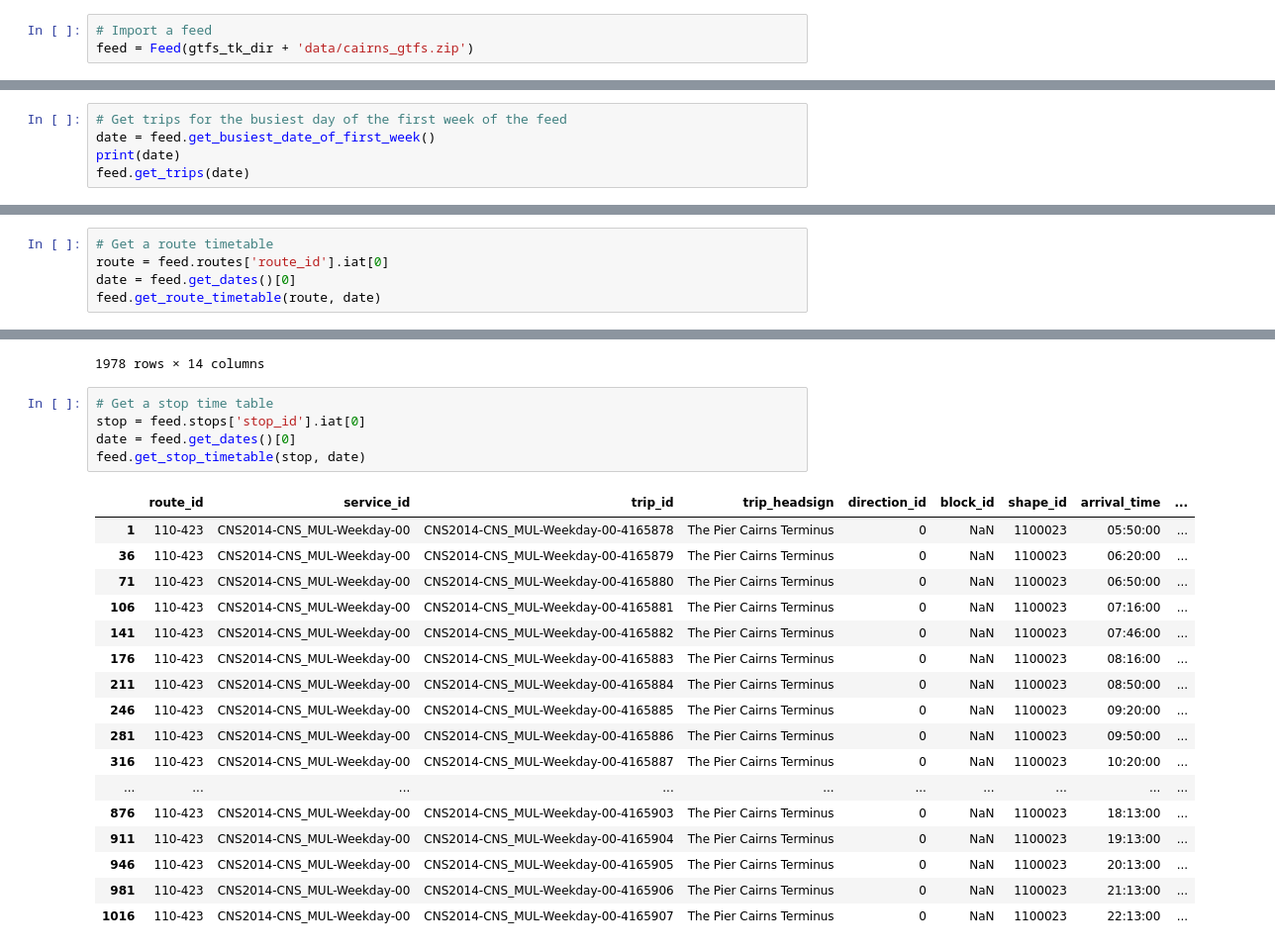
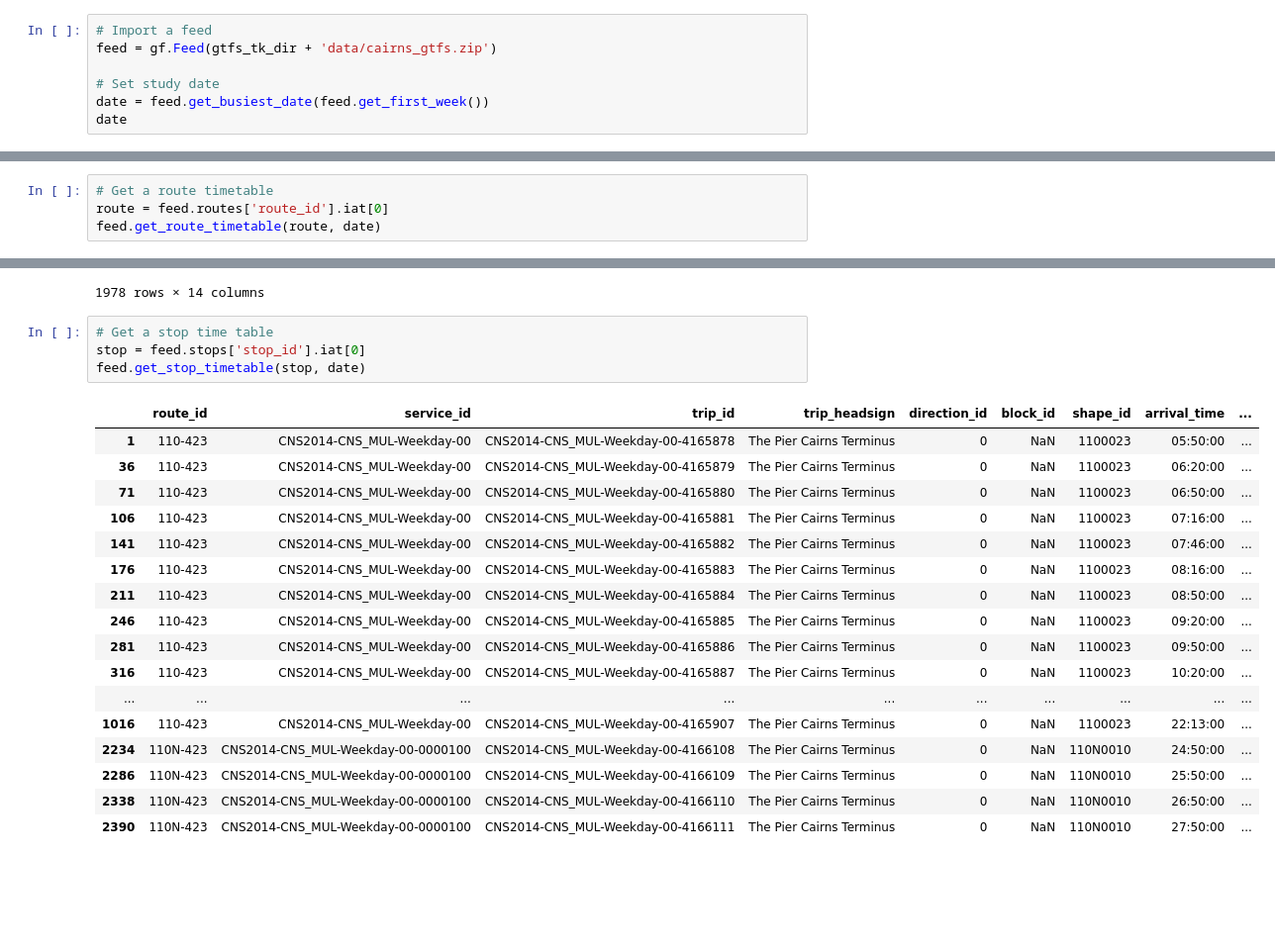
Before and after one commit to markongithub/gtfstk, a Jupyter notebook: examples/examples.ipynb, the cells around one changed output, grey strips where cells are left out. Shown: that part at 99% size. Cells and saved outputs as stored; diff of their text form; blank space fills up the shorter version.

```diff
--- a/examples/examples.ipynb
+++ b/examples/examples.ipynb
@@ -22,4 +22,8 @@ The autoreload extension is already loaded. To reload it, use:
   %reload_ext autoreload
 # %%
 # Import a feed
-feed = Feed(gtfs_tk_dir + 'data/cairns_gtfs.zip')
+feed = gf.Feed(gtfs_tk_dir + 'data/cairns_gtfs.zip')
+
+# Set study date
+date = feed.get_busiest_date(feed.get_first_week())
+date
@@ -69,8 +75,3 @@ feed.stop_times
 | 35902 | CNS2014-CNS_MUL-Weekday-00-4180831 | 18:23:00 | 18:23:00 | 750413 | 28 | 0 | 0 | ... |
 | 35903 | CNS2014-CNS_MUL-Weekday-00-4180831 | 18:25:00 | 18:25:00 | 750412 | 29 | 0 | 0 | ... |
 37790 rows × 8 columns
-# %%
-# Get trips for the busiest day of the first week of the feed
-date = feed.get_busiest_date_of_first_week()
-print(date)
-feed.get_trips(date)
@@ -217,7 +214,6 @@ feed.dump_all_stats(gtfs_tk_dir + 'examples/stats/', split_directions=True, date
 # %%
 # Get a route timetable
 route = feed.routes['route_id'].iat[0]
-date = feed.get_dates()[0]
 feed.get_route_timetable(route, date)
 # %% [output]
 |  | route_id | service_id | trip_id | trip_headsign | direction_id | block_id | shape_id | arrival_time | ... |
@@ -241,23 +237,22 @@ feed.get_route_timetable(route, date)
 # %%
 # Get a stop time table
 stop = feed.stops['stop_id'].iat[0]
-date = feed.get_dates()[0]
 feed.get_stop_timetable(stop, date)
 # %% [output]
 |  | route_id | service_id | trip_id | trip_headsign | direction_id | block_id | shape_id | arrival_time | ... |
 | 1 | 110-423 | CNS2014-CNS_MUL-Weekday-00 | CNS2014-CNS_MUL-Weekday-00-4165878 | The Pier Cairns Terminus | 0 | NaN | 1100023 | 05:50:00 | ... |
 | 36 | 110-423 | CNS2014-CNS_MUL-Weekday-00 | CNS2014-CNS_MUL-Weekday-00-4165879 | The Pier Cairns Terminus | 0 | NaN | 1100023 | 06:20:00 | ... |
 | 71 | 110-423 | CNS2014-CNS_MUL-Weekday-00 | CNS2014-CNS_MUL-Weekday-00-4165880 | The Pier Cairns Terminus | 0 | NaN | 1100023 | 06:50:00 | ... |
 | 106 | 110-423 | CNS2014-CNS_MUL-Weekday-00 | CNS2014-CNS_MUL-Weekday-00-4165881 | The Pier Cairns Terminus | 0 | NaN | 1100023 | 07:16:00 | ... |
 | 141 | 110-423 | CNS2014-CNS_MUL-Weekday-00 | CNS2014-CNS_MUL-Weekday-00-4165882 | The Pier Cairns Terminus | 0 | NaN | 1100023 | 07:46:00 | ... |
 | 176 | 110-423 | CNS2014-CNS_MUL-Weekday-00 | CNS2014-CNS_MUL-Weekday-00-4165883 | The Pier Cairns Terminus | 0 | NaN | 1100023 | 08:16:00 | ... |
 | 211 | 110-423 | CNS2014-CNS_MUL-Weekday-00 | CNS2014-CNS_MUL-Weekday-00-4165884 | The Pier Cairns Terminus | 0 | NaN | 1100023 | 08:50:00 | ... |
 | 246 | 110-423 | CNS2014-CNS_MUL-Weekday-00 | CNS2014-CNS_MUL-Weekday-00-4165885 | The Pier Cairns Terminus | 0 | NaN | 1100023 | 09:20:00 | ... |
 | 281 | 110-423 | CNS2014-CNS_MUL-Weekday-00 | CNS2014-CNS_MUL-Weekday-00-4165886 | The Pier Cairns Terminus | 0 | NaN | 1100023 | 09:50:00 | ... |
 | 316 | 110-423 | CNS2014-CNS_MUL-Weekday-00 | CNS2014-CNS_MUL-Weekday-00-4165887 | The Pier Cairns Terminus | 0 | NaN | 1100023 | 10:20:00 | ... |
 | ... | ... | ... | ... | ... | ... | ... | ... | ... | ... |
-| 876 | 110-423 | CNS2014-CNS_MUL-Weekday-00 | CNS2014-CNS_MUL-Weekday-00-4165903 | The Pier Cairns Terminus | 0 | NaN | 1100023 | 18:13:00 | ... |
-| 911 | 110-423 | CNS2014-CNS_MUL-Weekday-00 | CNS2014-CNS_MUL-Weekday-00-4165904 | The Pier Cairns Terminus | 0 | NaN | 1100023 | 19:13:00 | ... |
-| 946 | 110-423 | CNS2014-CNS_MUL-Weekday-00 | CNS2014-CNS_MUL-Weekday-00-4165905 | The Pier Cairns Terminus | 0 | NaN | 1100023 | 20:13:00 | ... |
-| 981 | 110-423 | CNS2014-CNS_MUL-Weekday-00 | CNS2014-CNS_MUL-Weekday-00-4165906 | The Pier Cairns Terminus | 0 | NaN | 1100023 | 21:13:00 | ... |
 | 1016 | 110-423 | CNS2014-CNS_MUL-Weekday-00 | CNS2014-CNS_MUL-Weekday-00-4165907 | The Pier Cairns Terminus | 0 | NaN | 1100023 | 22:13:00 | ... |
+| 2234 | 110N-423 | CNS2014-CNS_MUL-Weekday-00-0000100 | CNS2014-CNS_MUL-Weekday-00-4166108 | The Pier Cairns Terminus | 0 | NaN | 110N0010 | 24:50:00 | ... |
+| 2286 | 110N-423 | CNS2014-CNS_MUL-Weekday-00-0000100 | CNS2014-CNS_MUL-Weekday-00-4166109 | The Pier Cairns Terminus | 0 | NaN | 110N0010 | 25:50:00 | ... |
+| 2338 | 110N-423 | CNS2014-CNS_MUL-Weekday-00-0000100 | CNS2014-CNS_MUL-Weekday-00-4166110 | The Pier Cairns Terminus | 0 | NaN | 110N0010 | 26:50:00 | ... |
+| 2390 | 110N-423 | CNS2014-CNS_MUL-Weekday-00-0000100 | CNS2014-CNS_MUL-Weekday-00-4166111 | The Pier Cairns Terminus | 0 | NaN | 110N0010 | 27:50:00 | ... |
```
Also changed, not shown: parts of 9 cells of this notebook, 12 other files.
